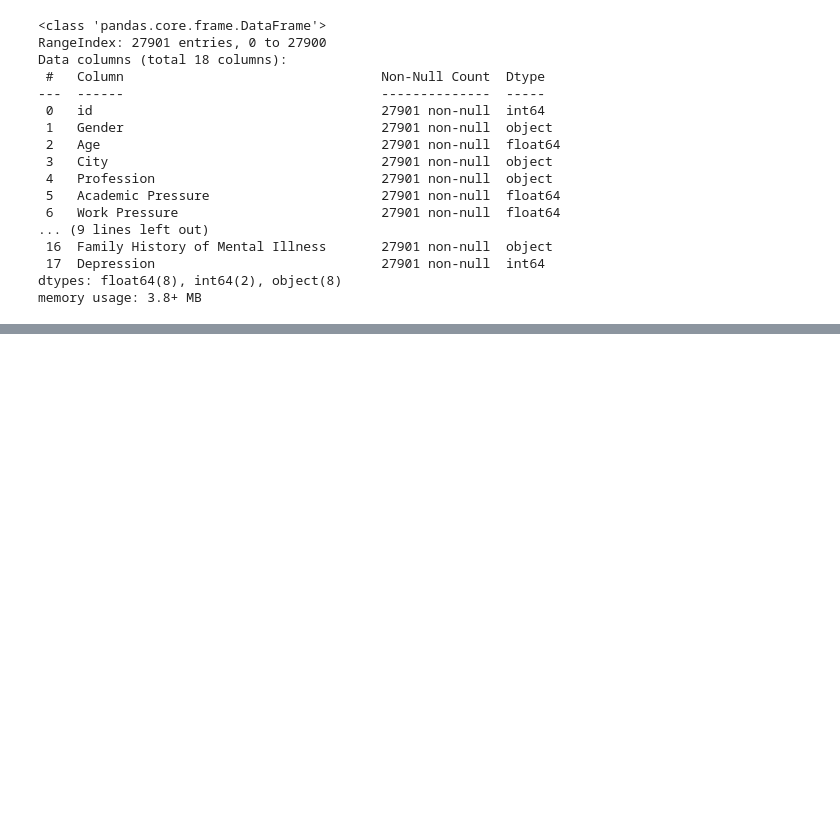
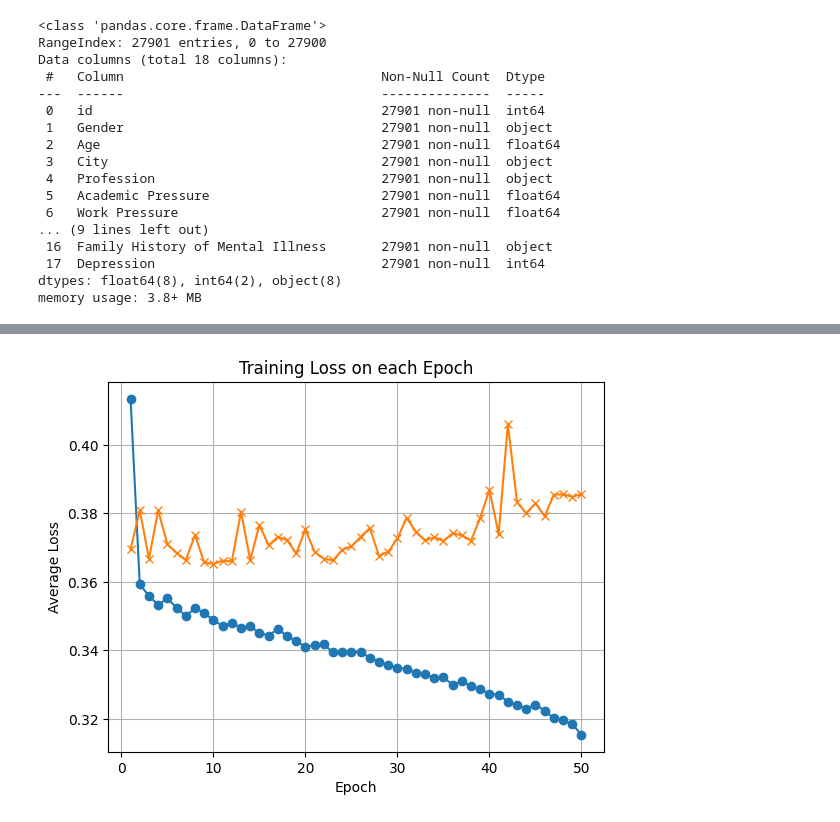
Before and after one commit to paranjaa/ece1508-student-depression-project, a Jupyter notebook: ECE1508_Project.ipynb, the cells around one changed output, grey strips where cells are left out. Saved outputs shown, nothing was run; the diff lists cells and outputs as text; code cells hidden in the pictures; blank space fills up the shorter version.

Commit message:
Tested current simple NN, it's currently overfitting. Also tried looking for correlation w/ variables, probably should have done separate push

```diff
--- a/ECE1508_Project.ipynb
+++ b/ECE1508_Project.ipynb
@@ -188,7 +187,7 @@ df["family_history"] = df["family_history"].map({"Yes": True, "No": False})
 # df["Depression"].value_counts()
 
 df = df.rename(columns={"Depression": "depression"})
-df["depression"] = df["depression"].astype(int)
+df["depression"] = df["depression"].astype(bool)
 
 #put depression at the end of the list so we can get at it easily
 final_column = df.pop('depression')
@@ -247,6 +306,7 @@ y_test = torch.tensor(y_test, dtype=torch.float32).view(-1, 1)
 train_dataset = TensorDataset(X_train, y_train)
 test_dataset = TensorDataset(X_test, y_test)
 
-#need to look into how dataloaders work, also that the test set doesnt need to be shuffled
-train_loader = DataLoader(train_dataset, batch_size=16, shuffle=True)
-test_loader = DataLoader(test_dataset, batch_size=16, shuffle=False)
+batch_size = 50
+
+train_loader = DataLoader(train_dataset, batch_size, shuffle=True)
+test_loader = DataLoader(test_dataset, batch_size, shuffle=False)
@@ -272,5 +312,0 @@ class SimpleNN(nn.Module):
-# %%
-
-model = SimpleNN(X_train.shape[1])
-criterion = nn.BCELoss()  #also tweek this learning
-optimizer = optim.Adam(model.parameters(), lr=0.01)
@@ -316,0 +313,21 @@ Epoch 20/20, Loss: 0.3486
+# %%
+class SimpleNN(nn.Module):
+    def __init__(self):
+        super(SimpleNN, self).__init__()
+        #doing it this way instead
+        self.model = nn.Sequential(
+            nn.Linear(46, 128),
+            nn.ReLU(),
+            nn.Linear(128, 64),
+            nn.ReLU(),
+            nn.Linear(64, 32),
+            nn.ReLU(),
+            nn.Linear(32, 16),
+            nn.ReLU(),
+            nn.Linear(16, 1),
+            nn.Sigmoid()
+        )
+
+
+    def forward(self, x):
+      return self.model(x)
@@ -316,0 +390,11 @@ Epoch 20/20, Loss: 0.3486
+# %%
+model = SimpleNN()
+loss_function = nn.BCELoss()
+optimizer = optim.Adam(model.parameters(), lr=0.001)
+num_epochs = 50
+
+device = torch.device("cuda" if torch.cuda.is_available() else "cpu")
+model.to(device)
+
+train(model, train_loader, loss_function, optimizer, num_epochs)
+# %% [output]
@@ -317 +418,2 @@ Epoch 20/20, Loss: 0.3486
+[figure, added]
 # %%
```
Also changed, not shown: parts of 35 cells of this notebook.
